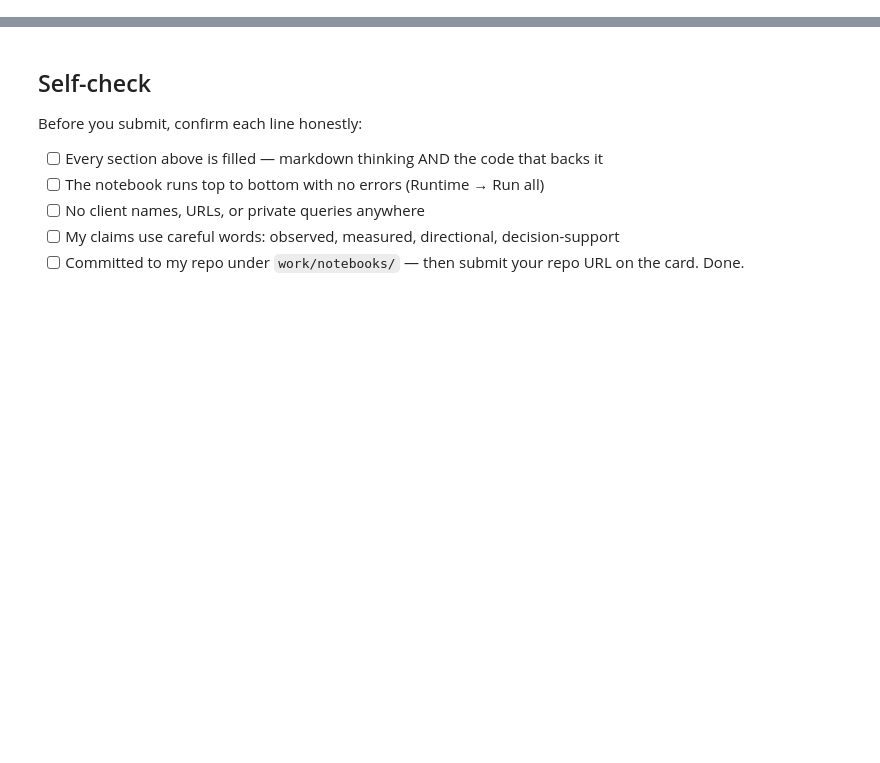
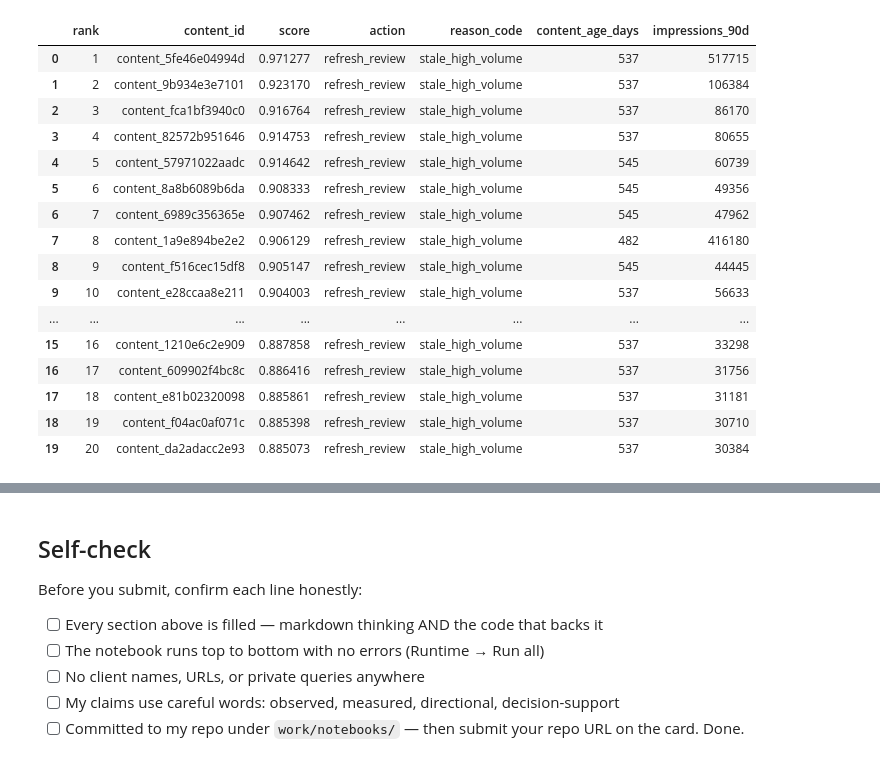
Before and after one commit to Ali0678/FlyRank-Internship, a Jupyter notebook: work/notebooks/w04_baseline_score.ipynb, the cells around one changed output, grey strips where cells are left out. Drawn from its saved outputs; the diff is of its cells as text; code cells hidden in the pictures; blank space fills up the shorter version.

```diff
--- a/work/notebooks/w04_baseline_score.ipynb
+++ b/work/notebooks/w04_baseline_score.ipynb
@@ -12,0 +16,17 @@ This skeleton is yours to fill. Work the sections **in order** — each one has
+# %%
+import pandas as pd
+import numpy as np
+
+df = pd.read_csv("content_refresh_anonymized.csv")
+
+lane_df = (
+    df[
+        (df["impressions_90d"] > 0) &
+        (df["content_age_days"] >= 90)
+    ]
+    .drop_duplicates(subset="content_id")
+    .copy()
+)
+
+print("Rows:", len(lane_df))
+print("Unique content IDs:", lane_df["content_id"].nunique())
@@ -12,0 +116,77 @@ This skeleton is yours to fill. Work the sections **in order** — each one has
+# %%
+# This cell is for CODE (numbers, a query, a check).
+# Write your text answer in the cell ABOVE this one — typing sentences here breaks Run All.
+# Make copies so the original data is unchanged
+baseline = lane_df.copy()
+
+# Staleness score: older pages get higher scores
+baseline["staleness_score"] = (
+    baseline["content_age_days"] / baseline["content_age_days"].max()
+)
+
+# Volume score: log reduces the effect of extremely large impression counts
+baseline["volume_score"] = (
+    np.log1p(baseline["impressions_90d"]) /
+    np.log1p(baseline["impressions_90d"].max())
+)
+
+# One simple baseline score
+baseline["score"] = (
+    0.6 * baseline["staleness_score"] +
+    0.4 * baseline["volume_score"]
+)
+
+baseline["reason_code"] = "stale_high_volume"
+baseline["action"] = "refresh_review"
+
+# Rank highest score first
+baseline = baseline.sort_values(
+    "score",
+    ascending=False
+).reset_index(drop=True)
+
+baseline["rank"] = baseline.index + 1
+
+output_cols = [
+    "rank",
+    "content_id",
+    "score",
+    "action",
+    "reason_code",
+    "content_age_days",
+    "impressions_90d"
+]
+
+baseline_output = baseline[output_cols]
+
+display(baseline_output.head(20))
+
+import os
+
+os.makedirs("work/outputs", exist_ok=True)
+
+baseline_output.to_csv(
+    "work/outputs/baseline_action_score.csv",
+    index=False
+)
+
+print("Saved:")
+print("work/outputs/baseline_action_score.csv")
+# %% [output]
+|  | rank | content_id | score | action | reason_code | content_age_days | impressions_90d |
+| 0 | 1 | content_5fe46e04994d | 0.971277 | refresh_review | stale_high_volume | 537 | 517715 |
+| 1 | 2 | content_9b934e3e7101 | 0.923170 | refresh_review | stale_high_volume | 537 | 106384 |
+| 2 | 3 | content_fca1bf3940c0 | 0.916764 | refresh_review | stale_high_volume | 537 | 86170 |
+| 3 | 4 | content_82572b951646 | 0.914753 | refresh_review | stale_high_volume | 537 | 80655 |
+| 4 | 5 | content_57971022aadc | 0.914642 | refresh_review | stale_high_volume | 545 | 60739 |
+| 5 | 6 | content_8a8b6089b6da | 0.908333 | refresh_review | stale_high_volume | 545 | 49356 |
+| 6 | 7 | content_6989c356365e | 0.907462 | refresh_review | stale_high_volume | 545 | 47962 |
+| 7 | 8 | content_1a9e894be2e2 | 0.906129 | refresh_review | stale_high_volume | 482 | 416180 |
+| 8 | 9 | content_f516cec15df8 | 0.905147 | refresh_review | stale_high_volume | 545 | 44445 |
+| 9 | 10 | content_e28ccaa8e211 | 0.904003 | refresh_review | stale_high_volume | 537 | 56633 |
+| ... | ... | ... | ... | ... | ... | ... | ... |
+| 15 | 16 | content_1210e6c2e909 | 0.887858 | refresh_review | stale_high_volume | 537 | 33298 |
+| 16 | 17 | content_609902f4bc8c | 0.886416 | refresh_review | stale_high_volume | 537 | 31756 |
+| 17 | 18 | content_e81b02320098 | 0.885861 | refresh_review | stale_high_volume | 537 | 31181 |
+| 18 | 19 | content_f04ac0af071c | 0.885398 | refresh_review | stale_high_volume | 537 | 30710 |
+| 19 | 20 | content_da2adacc2e93 | 0.885073 | refresh_review | stale_high_volume | 537 | 30384 |
```
Also changed, not shown: parts of 16 cells of this notebook.
